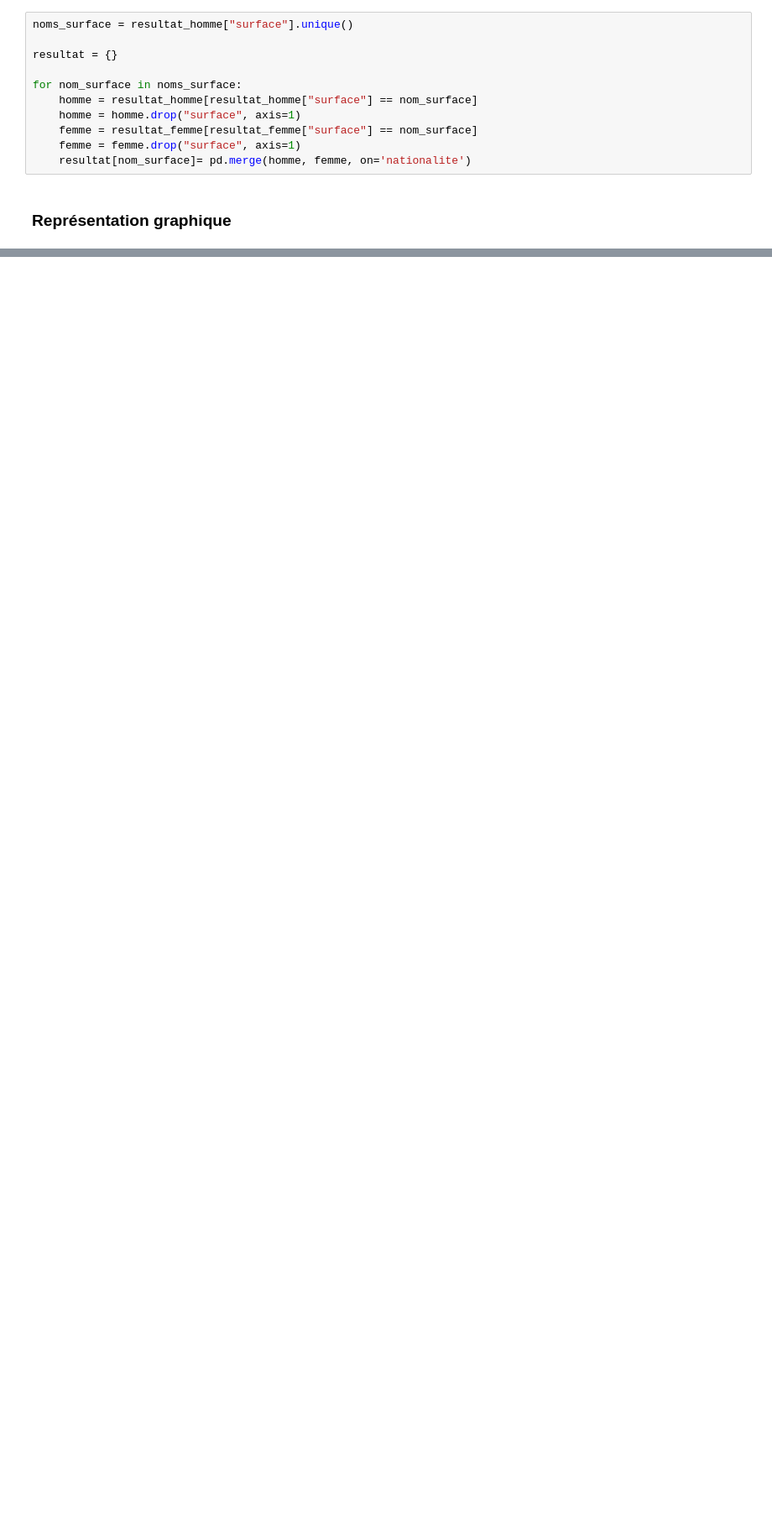
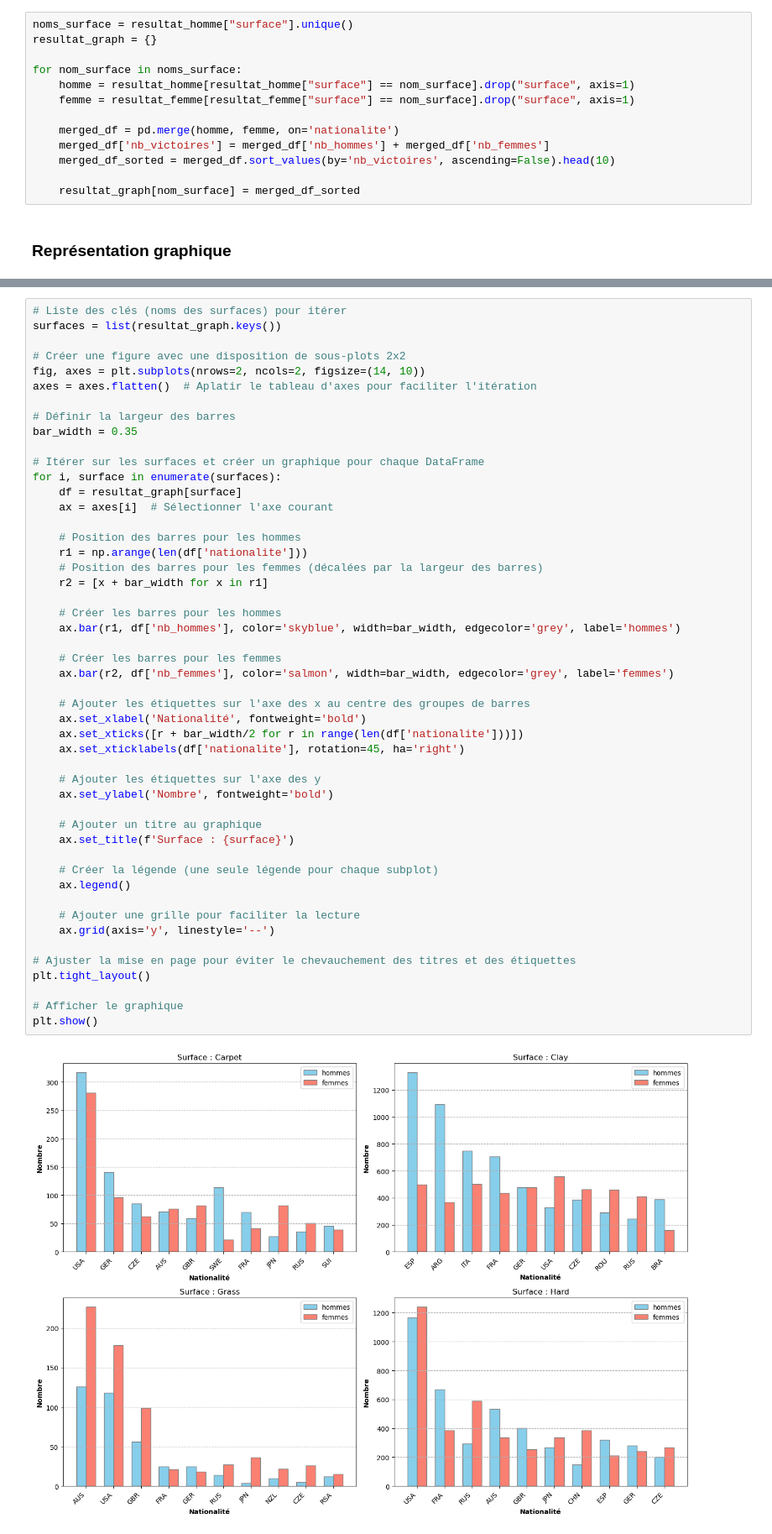
Before and after one commit to ChristelleTessier/Traitement-de-donnees, a Jupyter notebook: Python_brut_vs_Pandas_Q0.ipynb, the cells around one changed output, grey strips where cells are left out. Shown: that part at 84% size. Saved outputs shown, nothing was run; the diff lists cells and outputs as text; blank space fills up the shorter version.

```diff
--- a/Python_brut_vs_Pandas_Q0.ipynb
+++ b/Python_brut_vs_Pandas_Q0.ipynb
@@ -220,14 +276,16 @@ resultat_femme = resultat_femme.rename(columns = {"winner_ioc": "nationalite", "
 ### Regroupement par surface pour les hommes et les femmes
 # %%
 noms_surface = resultat_homme["surface"].unique()
-
-resultat = {}
+resultat_graph = {}
 
 for nom_surface in noms_surface:
-    homme = resultat_homme[resultat_homme["surface"] == nom_surface]
-    homme = homme.drop("surface", axis=1)
-    femme = resultat_femme[resultat_femme["surface"] == nom_surface]
-    femme = femme.drop("surface", axis=1)
-    resultat[nom_surface]= pd.merge(homme, femme, on='nationalite')
+    homme = resultat_homme[resultat_homme["surface"] == nom_surface].drop("surface", axis=1)
+    femme = resultat_femme[resultat_femme["surface"] == nom_surface].drop("surface", axis=1)
+
+    merged_df = pd.merge(homme, femme, on='nationalite')
+    merged_df['nb_victoires'] = merged_df['nb_hommes'] + merged_df['nb_femmes']
+    merged_df_sorted = merged_df.sort_values(by='nb_victoires', ascending=False).head(10)
+
+    resultat_graph[nom_surface] = merged_df_sorted
 # %% [markdown]
 ### Représentation graphique
@@ -252,0 +292,51 @@ for nom_surface in noms_surface:
+# %%
+# Liste des clés (noms des surfaces) pour itérer
+surfaces = list(resultat_graph.keys())
+
+# Créer une figure avec une disposition de sous-plots 2x2
+fig, axes = plt.subplots(nrows=2, ncols=2, figsize=(14, 10))
+axes = axes.flatten()  # Aplatir le tableau d'axes pour faciliter l'itération
+
+# Définir la largeur des barres
+bar_width = 0.35
+
+# Itérer sur les surfaces et créer un graphique pour chaque DataFrame
+for i, surface in enumerate(surfaces):
+    df = resultat_graph[surface]
+    ax = axes[i]  # Sélectionner l'axe courant
+
+    # Position des barres pour les hommes
+    r1 = np.arange(len(df['nationalite']))
+    # Position des barres pour les femmes (décalées par la largeur des barres)
+    r2 = [x + bar_width for x in r1]
+
+    # Créer les barres pour les hommes
+    ax.bar(r1, df['nb_hommes'], color='skyblue', width=bar_width, edgecolor='grey', label='hommes')
+
+    # Créer les barres pour les femmes
+    ax.bar(r2, df['nb_femmes'], color='salmon', width=bar_width, edgecolor='grey', label='femmes')
+
+    # Ajouter les étiquettes sur l'axe des x au centre des groupes de barres
+    ax.set_xlabel('Nationalité', fontweight='bold')
+    ax.set_xticks([r + bar_width/2 for r in range(len(df['nationalite']))])
+    ax.set_xticklabels(df['nationalite'], rotation=45, ha='right')
+
+    # Ajouter les étiquettes sur l'axe des y
+    ax.set_ylabel('Nombre', fontweight='bold')
+
+    # Ajouter un titre au graphique
+    ax.set_title(f'Surface : {surface}')
+
+    # Créer la légende (une seule légende pour chaque subplot)
+    ax.legend()
+
+    # Ajouter une grille pour faciliter la lecture
+    ax.grid(axis='y', linestyle='--')
+
+# Ajuster la mise en page pour éviter le chevauchement des titres et des étiquettes
+plt.tight_layout()
+
+# Afficher le graphique
+plt.show()
+# %% [output]
+[figure, added]
```
Also changed, not shown: parts of 36 cells of this notebook.
